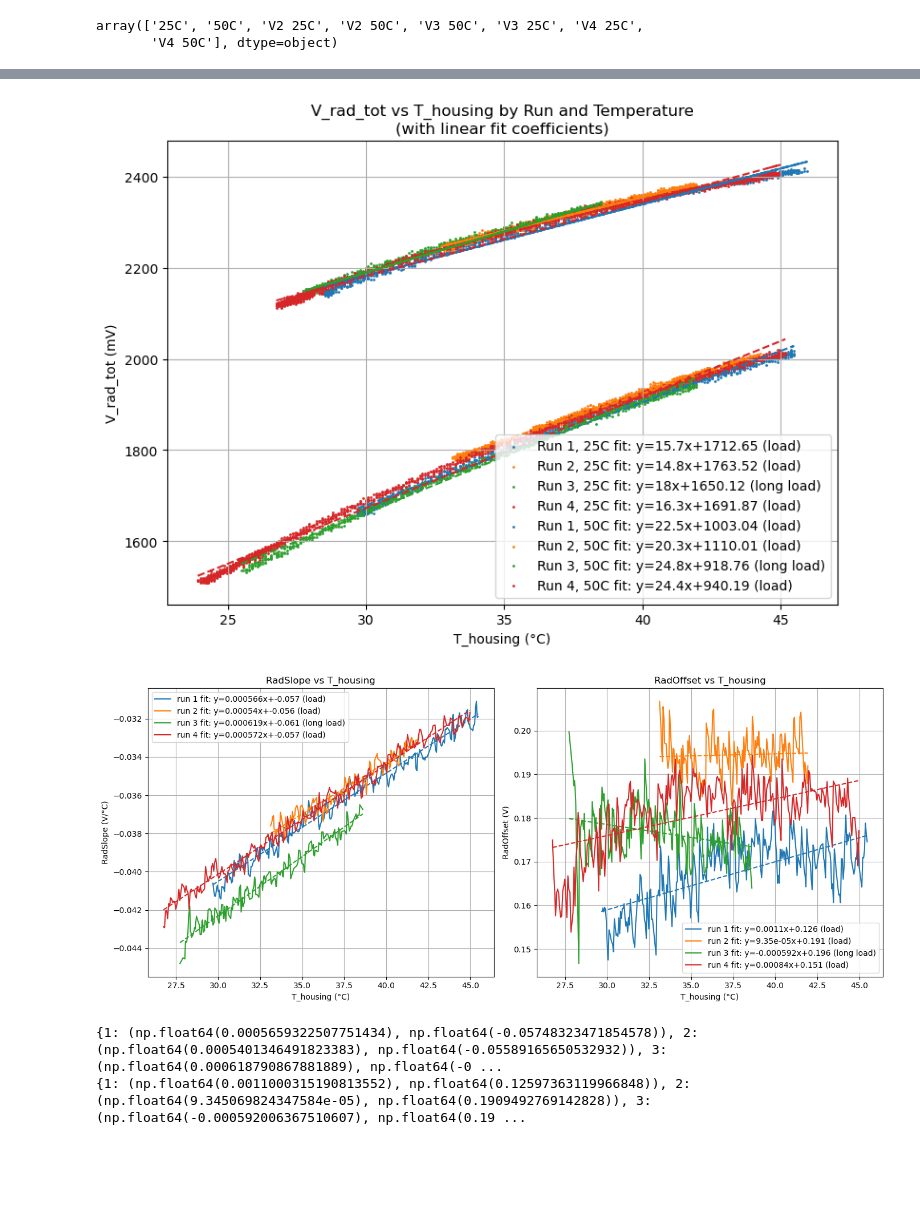
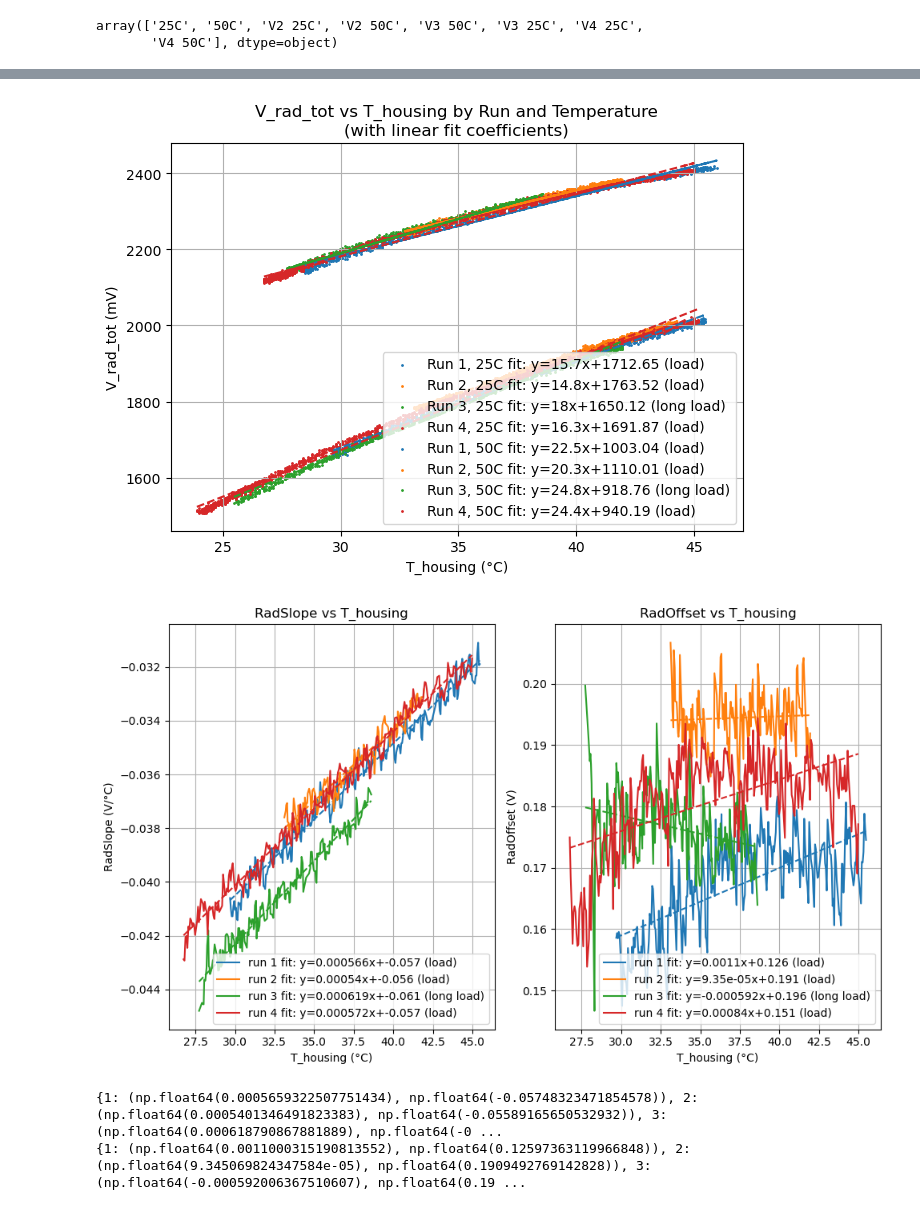
Before and after one commit to Manuel-Hepta/Calibration, a Jupyter notebook: calibration radiometer 6 comparison/calibration_comparison.ipynb, the cells around one changed output, grey strips where cells are left out. Cells and saved outputs as stored; diff of their text form; code cells hidden in the pictures; blank space fills up the shorter version.

Commit message:
Updated plots for PPT

```diff
--- a/calibration radiometer 6 comparison/calibration_comparison.ipynb
+++ b/calibration radiometer 6 comparison/calibration_comparison.ipynb
@@ -67,7 +70,7 @@ for i, date in enumerate(unique_dates):
         model.fit(x.values.reshape(-1, 1), y.values)
         slope = model.coef_[0]
         intercept = model.intercept_
-        plt.scatter(x, y, label=f"{date.strftime('%Y-%m-%d')} fit: y={slope:.3g}x+{intercept:.2f}", color=colors.get(date, None))
+        plt.scatter(x, y, label=f"{date.strftime('%Y-%m-%d')}, run: {i+1}, fit: y={slope:.3g}x+{intercept:.2f}", color=colors.get(date, None))
         plt.plot(x, model.predict(x.values.reshape(-1, 1)), color=colors.get(date, None), linestyle='--',
                  label=None)
 
@@ -147,7 +150,7 @@ unique_runs = all_X['run'].unique()
 cmap = plt.get_cmap('tab10')
 colors = dict(zip(unique_runs, [cmap(i % 10) for i in range(len(unique_runs))]))
 
-plt.figure(figsize=(8, 6))
+plt.figure(figsize=(8/1.2, 6/1.2))
 for temp in [25, 50]:
     for run in unique_runs:
 
@@ -176,9 +179,9 @@ plt.grid(True)
 plt.tight_layout()
 plt.show()
 # %% [output]
-[figure, old version]
+[figure, new version]
 # %%
-fig, axes = plt.subplots(1, 2, figsize=(14, 6))
+fig, axes = plt.subplots(1, 2, figsize=(10, 6))
 
 cmap = plt.get_cmap('tab10')
 colors = dict(zip(unique_runs, [cmap(i % 10) for i in range(len(unique_runs))]))
@@ -210,34 +213,34 @@ for run in [1, 2, 3, 4]:
     # Linear regression
     model_rs = LinearRegression().fit(T_shared.reshape(-1, 1), RadSlope)
     model_ro = LinearRegression().fit(T_shared.reshape(-1, 1), RadOffset)
 
     # Plot
     label_rs = f'run {run} fit: y={model_rs.coef_[0]:.3g}x+{model_rs.intercept_:.3f} ({setup})'
     label_rs_fit = f''
     axes[0].plot(T_shared, RadSlope, color=colors[run], label=label_rs)
     axes[0].plot(T_shared, model_rs.predict(T_shared.reshape(-1, 1)), color=colors[run], linestyle='--', label=label_rs_fit)
 
     label_ro = f'run {run} fit: y={model_ro.coef_[0]:.3g}x+{model_ro.intercept_:.3f} ({setup})'
     label_ro_fit = f''
     axes[1].plot(T_shared, RadOffset, color=colors[run], label=label_ro)
     axes[1].plot(T_shared, model_ro.predict(T_shared.reshape(-1, 1)), color=colors[run], linestyle='--', label=label_ro_fit)
 
 axes[0].set_xlabel('T_housing (°C)')
 axes[0].set_ylabel('RadSlope (V/°C)')
 axes[0].set_title('RadSlope vs T_housing')
 axes[0].legend()
 axes[0].grid(True)
 
 axes[1].set_xlabel('T_housing (°C)')
 axes[1].set_ylabel('RadOffset (V)')
 axes[1].set_title('RadOffset vs T_housing')
 axes[1].legend()
 axes[1].grid(True)
 
 plt.tight_layout()
 plt.show()
 # %% [output]
-[figure, old version]
+[figure, new version]
 # %%
 rad_slope_params = {}
 rad_offset_params = {}
```
Also changed, not shown: parts of 4 cells of this notebook.
